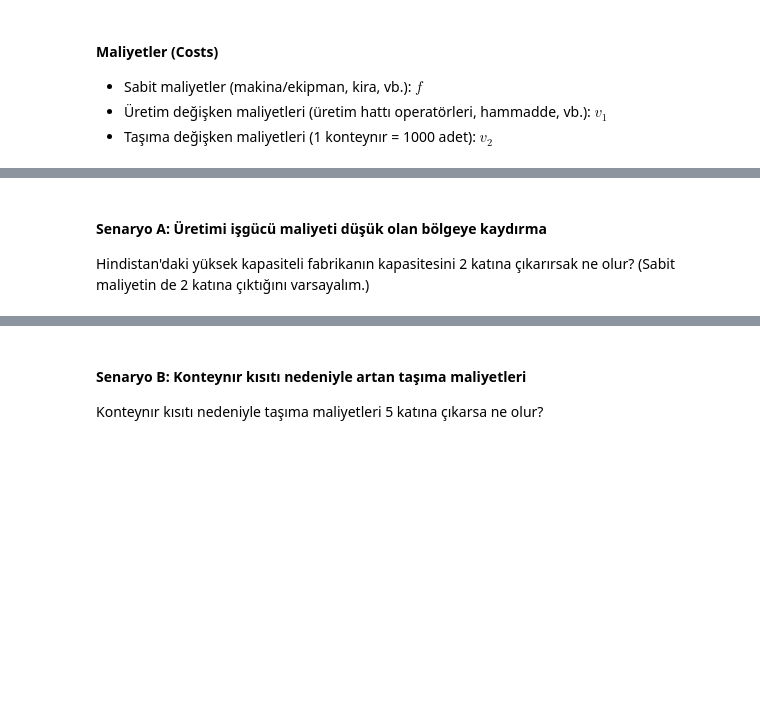
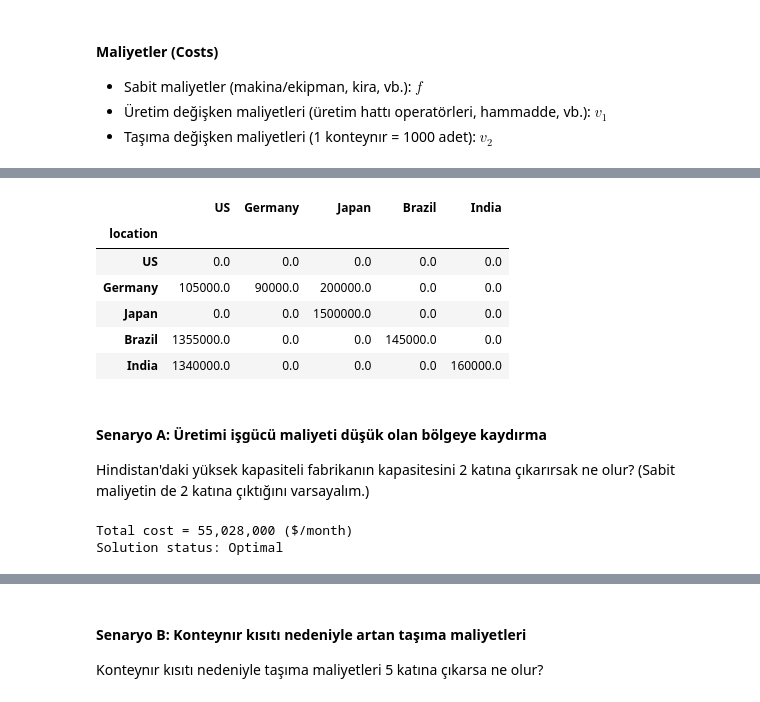
Before and after one commit to nsydn/isu_kis_okulu, a Jupyter notebook: supply_network.ipynb, the cells around one changed output, grey strips where cells are left out. Drawn from its saved outputs; the diff is of its cells as text; code cells hidden in the pictures; blank space fills up the shorter version.

```diff
--- a/supply_network.ipynb
+++ b/supply_network.ipynb
@@ -51,5 +54,4 @@ model = LpProblem('network',LpMinimize)
 # %%
-# introduce decision vars
-x = LpVariable.dicts('transfer', [(i,j) for i in lokasyon for j in lokasyon], lowBound=0, upBound=None, cat='Continuous')
-y = LpVariable.dicts('kur', [(i,t) for i in lokasyon for t in tip], cat='Binary')
+x = LpVariable.dicts('x', [(i,j) for i in locations for j in locations], lowBound=0, upBound=None, cat='Continuous')
+y = LpVariable.dicts('y', [(i,k) for i in locations for k in ftypes], cat='Binary')
 # %% [markdown]
@@ -59,5 +62,4 @@ $$\sum_{i=1}^5 \sum_{t\in\{D,Y\}} f_{i,t} y_{i,t} + \sum_{i=1}^5 \sum_{j=1}^5 v_
 # %%
-model += (lpSum([sab_maliyet.loc[i,t] * y[(i,t)] for i in lokasyon for t in tip])
-          + lpSum([deg_maliyet.loc[i,j] * x[(i,j)] for i in lokasyon for j in lokasyon]))
-model
+my_model += (lpSum([fixed_costs.loc[i,k] * y[i,k] for i in locations for k in ftypes])
+          + lpSum([var_costs.loc[i,j] * x[i,j] for i in locations for j in locations]))
 # %% [markdown]
@@ -67,6 +71,8 @@ model
 # %%
-for i in lokasyon:
-    model += lpSum([x[(i,j)] for j in lokasyon]) <= lpSum([kapasite.loc[i,t]*y[(i,t)] for t in tip])
-for j in lokasyon:
-    model += lpSum([x[(i,j)] for i in lokasyon]) == talep.loc[j,'Talep']
+for i in locations:
+  my_model += lpSum([y[i,k] for k in ftypes]) <= 1
+for i in locations:
+  my_model += lpSum([x[i,j] for j in locations]) <= lpSum([capacities.loc[i,k]*y[i,k] for k in ftypes])
+for j in locations:
+  my_model += lpSum([x[i,j] for i in locations]) == demands.loc[j,'demand']
 # %% [markdown]
@@ -98,0 +91,6 @@ for v in model.variables():
+# %%
+plants = fixed_costs
+for i in locations:
+  for k in ftypes:
+    plants.loc[i,k] = y[i,k].varValue
+plants
@@ -99,3 +105,37 @@ for v in model.variables():
+# %%
+transfers = freight_costs
+for i in locations:
+  for j in locations:
+    transfers.loc[i,j] = x[i,j].varValue
+transfers
+# %% [output]
+|  | US | Germany | Japan | Brazil | India |
+| location |  |  |  |  |  |
+| US | 0.0 | 0.0 | 0.0 | 0.0 | 0.0 |
+| Germany | 105000.0 | 90000.0 | 200000.0 | 0.0 | 0.0 |
+| Japan | 0.0 | 0.0 | 1500000.0 | 0.0 | 0.0 |
+| Brazil | 1355000.0 | 0.0 | 0.0 | 145000.0 | 0.0 |
+| India | 1340000.0 | 0.0 | 0.0 | 0.0 | 160000.0 |
 # %% [markdown]
 #### Senaryo A: Üretimi işgücü maliyeti düşük olan bölgeye kaydırma
 Hindistan'daki yüksek kapasiteli fabrikanın kapasitesini 2 katına çıkarırsak ne olur? (Sabit maliyetin de 2 katına çıktığını varsayalım.)
+# %%
+capacities.loc['India','high'] *= 2
+my_model = LpProblem('network',LpMinimize)
+x = LpVariable.dicts('x', [(i,j) for i in locations for j in locations], lowBound=0, upBound=None, cat='Continuous')
+y = LpVariable.dicts('y', [(i,k) for i in locations for k in ftypes], cat='Binary')
+my_model += (lpSum([fixed_costs.loc[i,k] * y[i,k] for i in locations for k in ftypes])
+          + lpSum([var_costs.loc[i,j] * x[i,j] for i in locations for j in locations]))
+for i in locations:
+  my_model += lpSum([y[i,k] for k in ftypes]) <= 1
+for i in locations:
+  my_model += lpSum([x[i,j] for j in locations]) <= lpSum([capacities.loc[i,k]*y[i,k] for k in ftypes])
+for j in locations:
+  my_model += lpSum([x[i,j] for i in locations]) == demands.loc[j,'demand']
+my_model.solve()
+capacities.loc['India','high'] *= 0.5
+print('Total cost = {:,} ($/month)'.format(int(value(my_model.objective))))
+print("Solution status: {}".format(LpStatus[my_model.status]))
+# %% [output]
+Total cost = 55,028,000 ($/month)
+Solution status: Optimal
```
Also changed, not shown: parts of 18 cells of this notebook.
